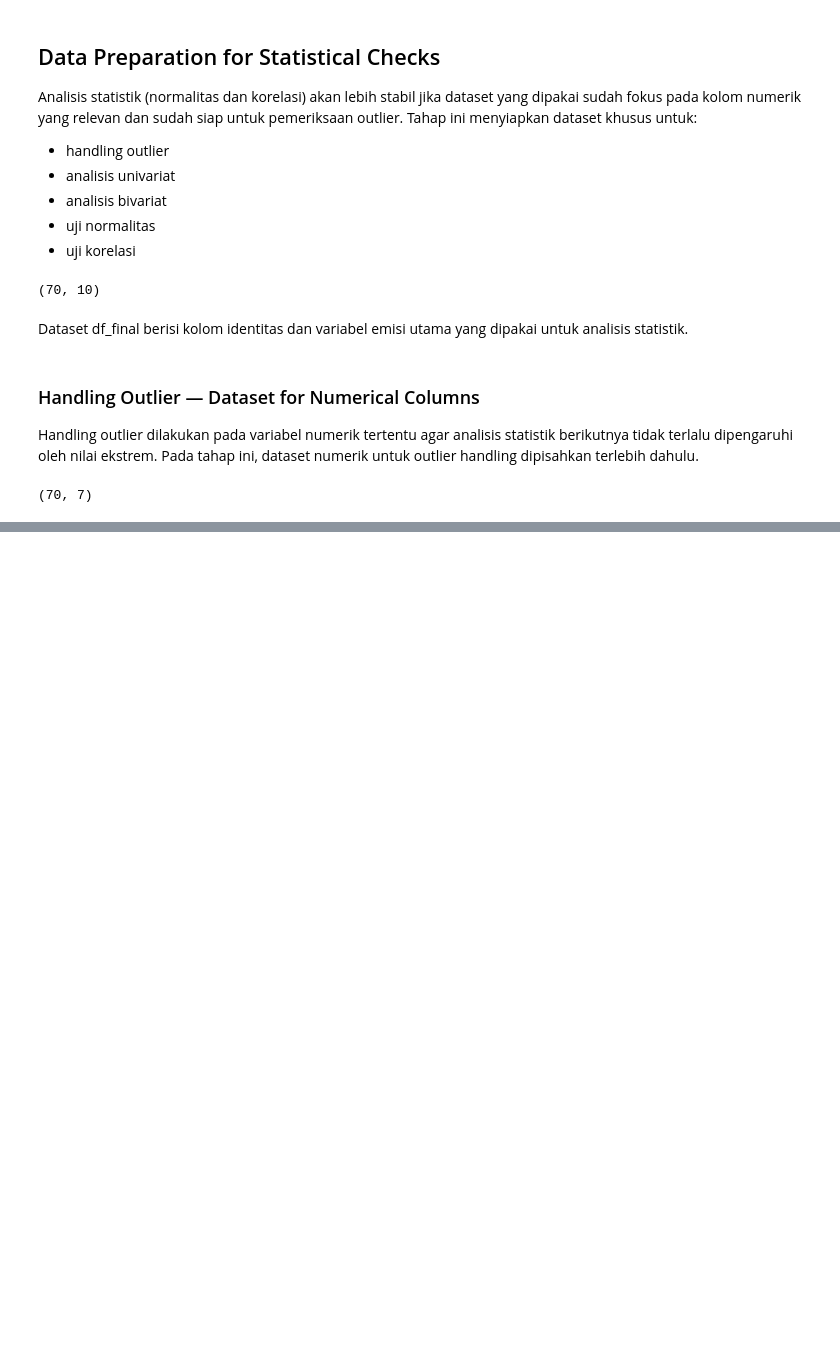
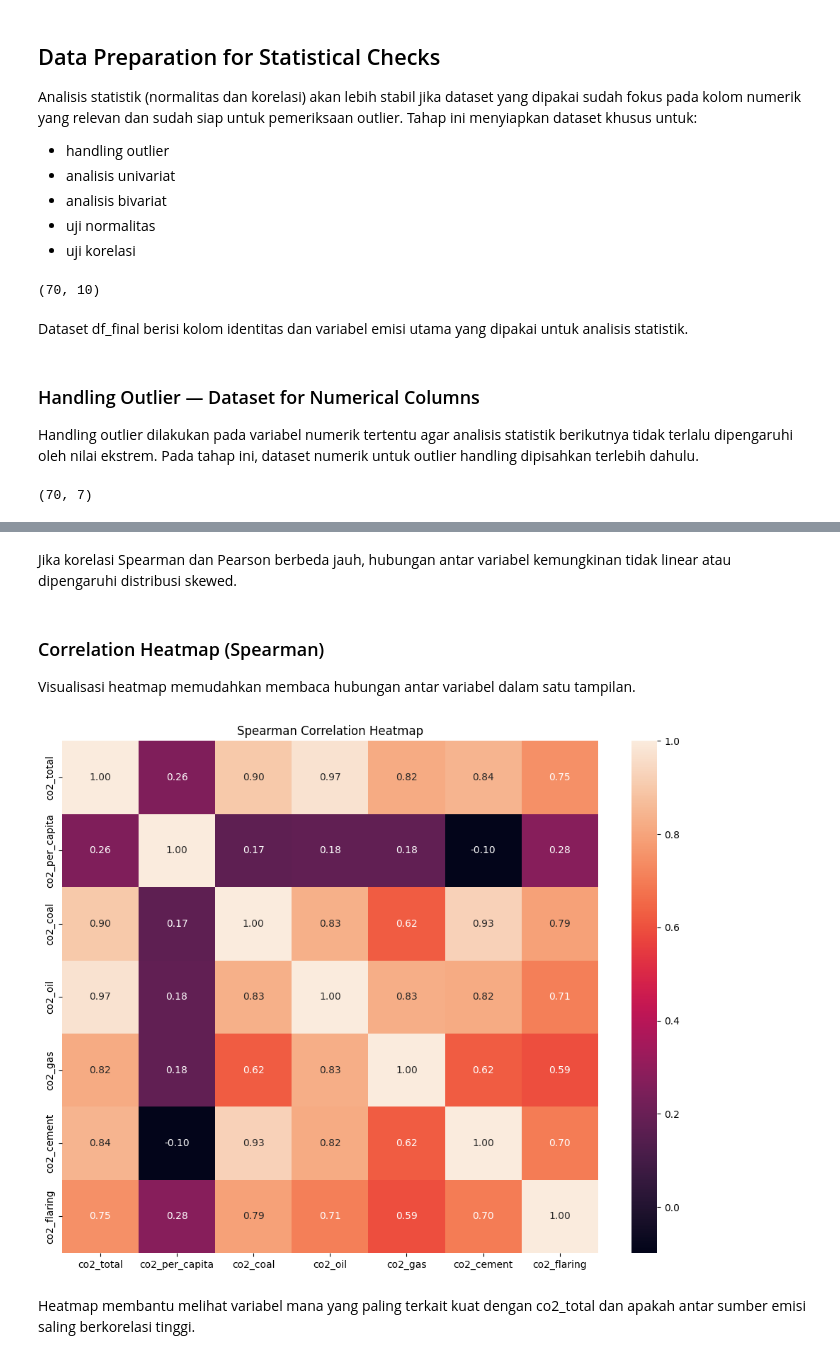
Before and after one commit to AlvitoDwiP/carbon-emission, a Jupyter notebook: notebooks/03_EDA.ipynb, the cells around one changed output, grey strips where cells are left out. Cells and saved outputs as stored; diff of their text form; code cells hidden in the pictures; blank space fills up the shorter version.

```diff
--- a/notebooks/03_EDA.ipynb
+++ b/notebooks/03_EDA.ipynb
@@ -210,0 +243,17 @@ df_final_outlier_handling_done.shape
+# %%
+df_final_outlier_handling = df_final.drop(
+    ['population', 'co2_total', 'co2_per_capita', 'co2_coal', 'co2_cement', 'co2_oil'],
+    axis=1
+).reset_index()
+
+df_final_outlier_handling_done = df_final_outlier_handling_done.reset_index()
+
+df_final_outlier_handling = pd.merge(
+    df_final_outlier_handling,
+    df_final_outlier_handling_done,
+    on='index',
+    how='outer'
+)
+
+df_final_outlier_handling = df_final_outlier_handling.drop('index', axis=1)
+df_final_outlier_handling.head()
@@ -210,0 +267,7 @@ df_final_outlier_handling_done.shape
+# %%
+df_final_outlier_handling = df_final_outlier_handling.rename(columns={
+    'co2_gas_x': 'co2_gas',
+    'co2_gas_y': 'co2_gas_done',
+    'co2_flaring_x': 'co2_flaring',
+    'co2_flaring_y': 'co2_flaring_done'
+})
@@ -210,0 +331,12 @@ df_final_outlier_handling_done.shape
+# %%
+from scipy.stats import shapiro
+
+cols_test = ["co2_total", "co2_per_capita", "co2_coal", "co2_oil", "co2_gas", "co2_cement", "co2_flaring"]
+
+normality_results = {}
+
+for col in cols_test:
+    stat, p_value = shapiro(df_final_outlier_handling[col].dropna())
+    normality_results[col] = p_value
+
+normality_results
@@ -210,0 +357,3 @@ df_final_outlier_handling_done.shape
+# %%
+corr_spearman = df_final_outlier_handling[cols_test].corr(method="spearman")
+corr_spearman
@@ -210,0 +383,15 @@ df_final_outlier_handling_done.shape
+# %% [markdown]
+Jika korelasi Spearman dan Pearson berbeda jauh, hubungan antar variabel kemungkinan tidak linear atau dipengaruhi distribusi skewed.
+# %% [markdown]
+### Correlation Heatmap (Spearman)
+Visualisasi heatmap memudahkan membaca hubungan antar variabel dalam satu tampilan.
+# %%
+plt.figure(figsize=(10, 8))
+sns.heatmap(corr_spearman, annot=True, fmt=".2f")
+plt.title("Spearman Correlation Heatmap")
+plt.tight_layout()
+plt.show()
+# %% [output]
+[figure, added]
+# %% [markdown]
+Heatmap membantu melihat variabel mana yang paling terkait kuat dengan co2_total dan apakah antar sumber emisi saling berkorelasi tinggi.
```
Also changed, not shown: parts of 58 cells of this notebook, 1 other file.
